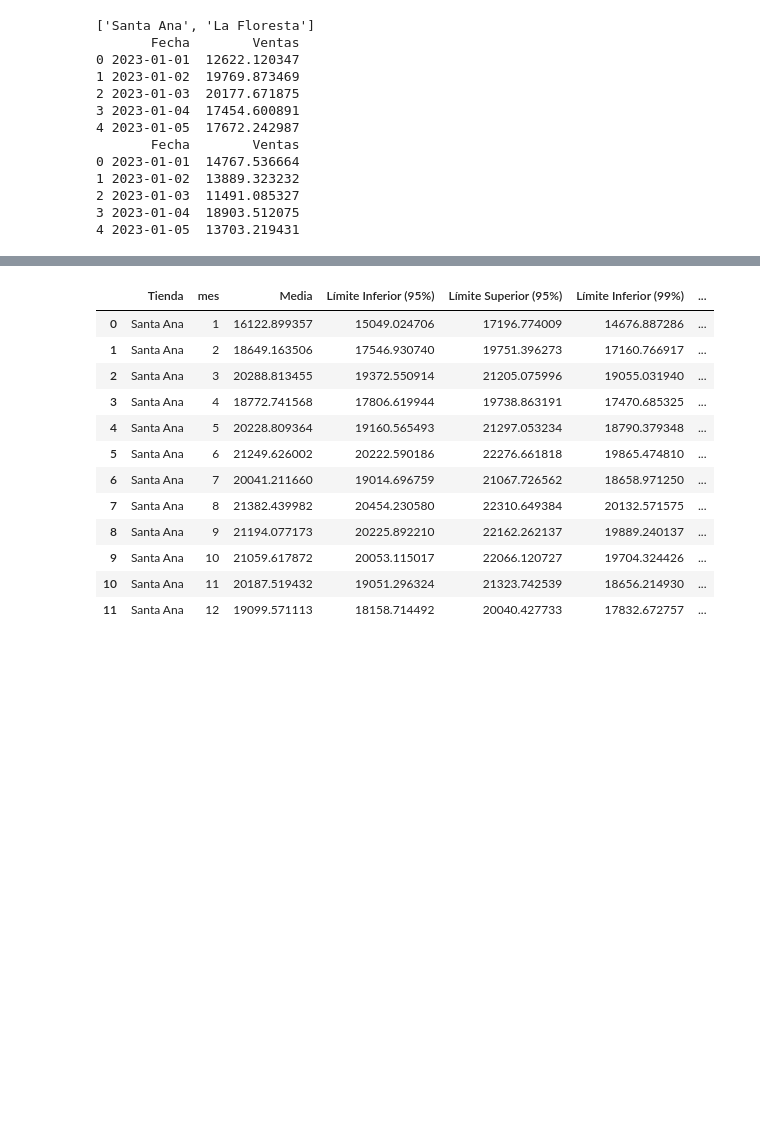
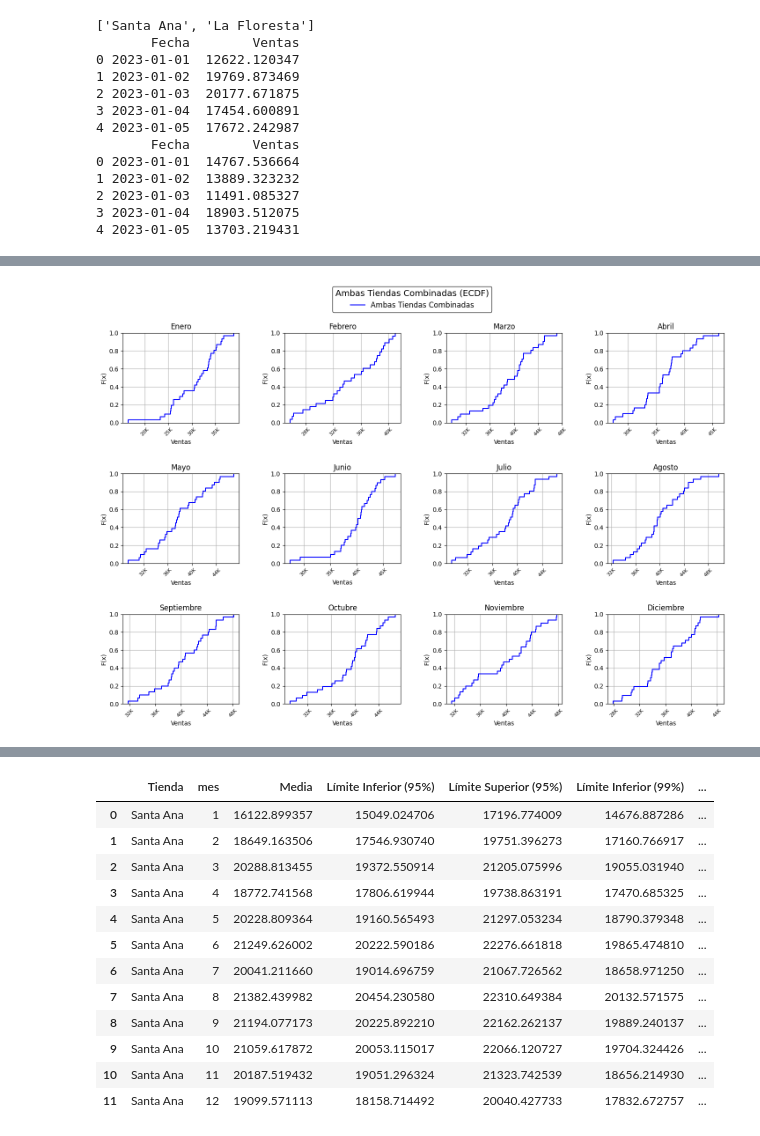
Before and after one commit to martinbrocca/CEIA-PEIA, a Jupyter notebook: TP3/TP3.ipynb, the cells around one changed output, grey strips where cells are left out. Saved outputs shown, nothing was run; the diff lists cells and outputs as text; code cells hidden in the pictures; blank space fills up the shorter version.

```diff
--- a/TP3/TP3.ipynb
+++ b/TP3/TP3.ipynb
@@ -117,0 +250,4 @@ def plot_por_mes(df1, tienda1, df2, tienda2, plot_type='kde'):
+# %%
+plot_por_mes(dfCombinado, plot_type='ecdf', filename_prefix='Combinado')
+# %% [output]
+[figure, added]
```
Also changed, not shown: parts of 38 cells of this notebook, 9 other files.
